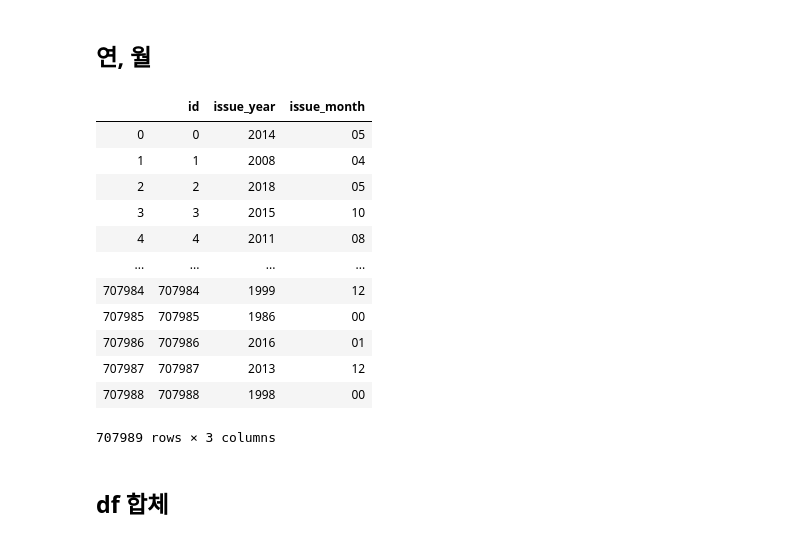
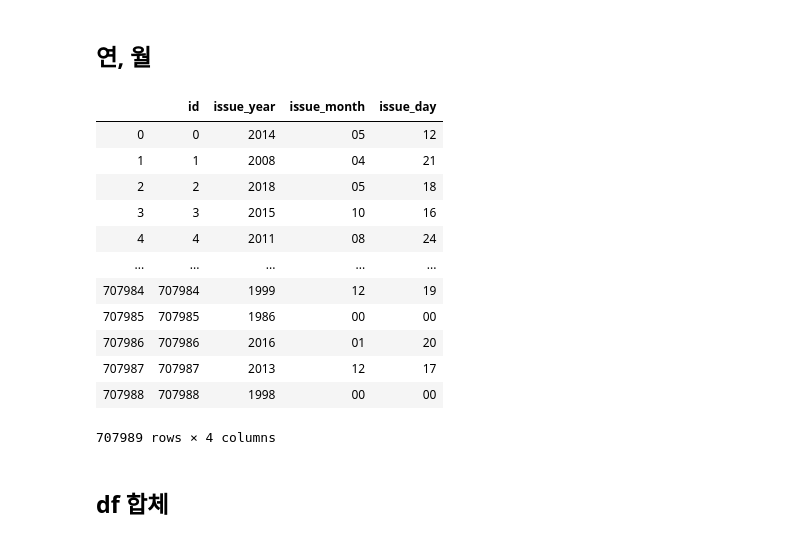
Before and after one commit to HowardHowonYu/book_recommendation, a Jupyter notebook: howard/playlist_recommendation/KNN.ipynb, the cells around one changed output. Saved outputs shown, nothing was run; the diff lists cells and outputs as text; code cells hidden in the pictures.

```diff
--- a/howard/playlist_recommendation/KNN.ipynb
+++ b/howard/playlist_recommendation/KNN.ipynb
@@ -1,3 +1,17 @@
+# %%
+from implicit.evaluation import  *
+from implicit.als import AlternatingLeastSquares as ALS
+from implicit.bpr import BayesianPersonalizedRanking as BPR
+import numpy as np
+import os
+os.environ['KMP_DUPLICATE_LIB_OK']='True'
+from sklearn.utils import shuffle
+from scipy.sparse import *
+# import rec_util
+pd.options.display.float_format = '{:.2f}'.format
+import pandas as pd
+from tqdm import tqdm
+tqdm.pandas()
 # %% [markdown]
 # 데이터 로드
 # %%
@@ -59,22 +73,25 @@ df1
 song_meta['issue_year'] = song_meta['issue_date'].apply(lambda x : str(x)[:4] if len(str(x)) != 1 else '0' )
 # %%
 song_meta['issue_month'] = song_meta['issue_date'].apply(lambda x :  str(x)[4:6] if len(str(x)) != 1 else '0')
+# %%
+# 이거는 안넣을거
+song_meta['issue_day'] = song_meta['issue_date'].apply(lambda x :  str(x)[6:] if len(str(x)) != 1 else '0')
 # %%
-song_meta[['id','issue_year','issue_month']]
+song_meta[['id','issue_year','issue_month','issue_day']]
 # %% [output]
-|  | id | issue_year | issue_month |
-| 0 | 0 | 2014 | 05 |
-| 1 | 1 | 2008 | 04 |
-| 2 | 2 | 2018 | 05 |
-| 3 | 3 | 2015 | 10 |
-| 4 | 4 | 2011 | 08 |
-| ... | ... | ... | ... |
-| 707984 | 707984 | 1999 | 12 |
-| 707985 | 707985 | 1986 | 00 |
-| 707986 | 707986 | 2016 | 01 |
-| 707987 | 707987 | 2013 | 12 |
-| 707988 | 707988 | 1998 | 00 |
+|  | id | issue_year | issue_month | issue_day |
+| 0 | 0 | 2014 | 05 | 12 |
+| 1 | 1 | 2008 | 04 | 21 |
+| 2 | 2 | 2018 | 05 | 18 |
+| 3 | 3 | 2015 | 10 | 16 |
+| 4 | 4 | 2011 | 08 | 24 |
+| ... | ... | ... | ... | ... |
+| 707984 | 707984 | 1999 | 12 | 19 |
+| 707985 | 707985 | 1986 | 00 | 00 |
+| 707986 | 707986 | 2016 | 01 | 20 |
+| 707987 | 707987 | 2013 | 12 | 17 |
+| 707988 | 707988 | 1998 | 00 | 00 |
-707989 rows × 3 columns
+707989 rows × 4 columns
 # %% [markdown]
 ## df 합체
 # %%
```
Also changed, not shown: parts of 40 cells of this notebook, 14 other files.
